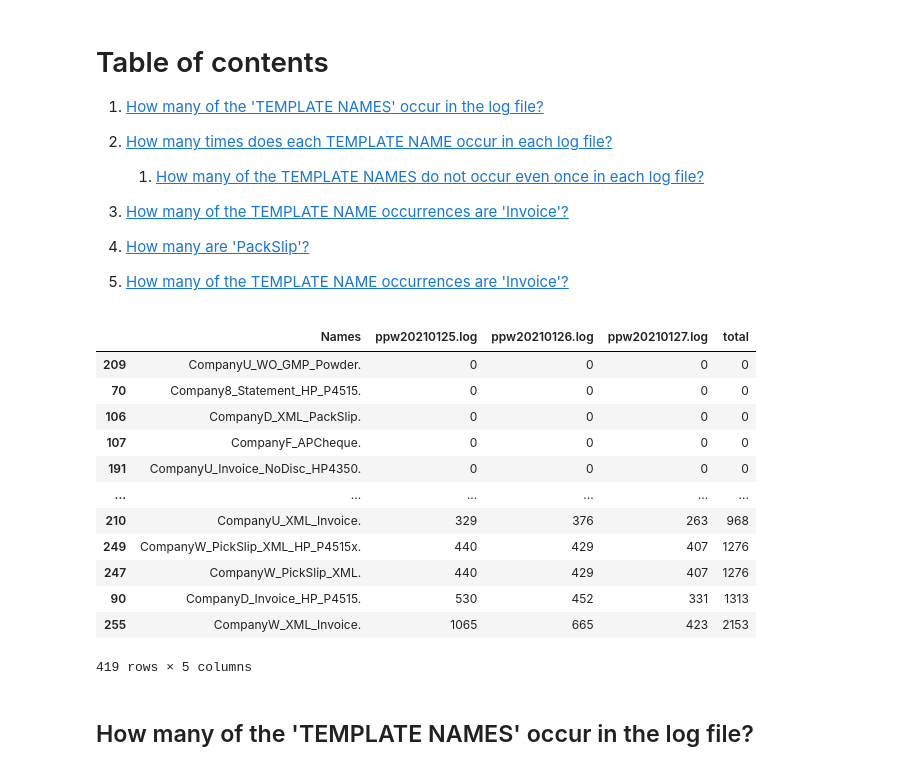
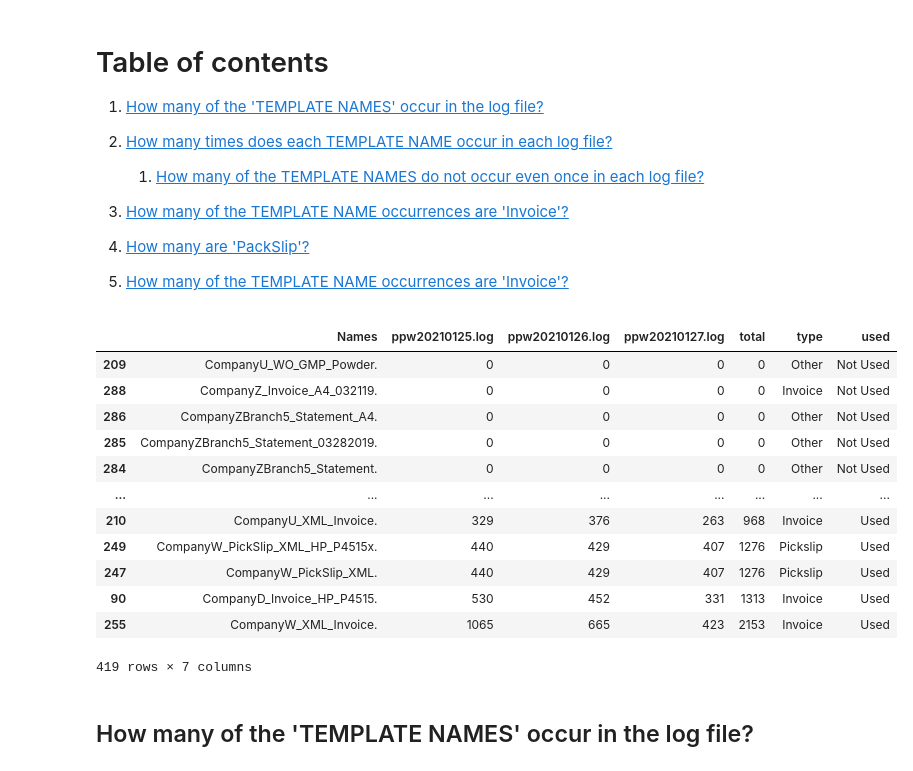
Before and after one commit to k3agan/EDA, a Jupyter notebook: Log-File-EDA.ipynb, the cells around one changed output. Saved outputs shown, nothing was run; the diff lists cells and outputs as text; code cells hidden in the pictures.

```diff
--- a/Log-File-EDA.ipynb
+++ b/Log-File-EDA.ipynb
@@ -105,21 +97,34 @@ temp[filenames[2]] = getLogMatches(df3, temp)
 temp['total'] = temp[filenames].sum(axis=1)
 # %%
 temp = temp.sort_values(by='total')
-temp
+# temp
-# %% [output]
-|  | Names | ppw20210125.log | ppw20210126.log | ppw20210127.log | total |
-| 209 | CompanyU_WO_GMP_Powder. | 0 | 0 | 0 | 0 |
-| 70 | Company8_Statement_HP_P4515. | 0 | 0 | 0 | 0 |
-| 106 | CompanyD_XML_PackSlip. | 0 | 0 | 0 | 0 |
-| 107 | CompanyF_APCheque. | 0 | 0 | 0 | 0 |
-| 191 | CompanyU_Invoice_NoDisc_HP4350. | 0 | 0 | 0 | 0 |
-| ... | ... | ... | ... | ... | ... |
-| 210 | CompanyU_XML_Invoice. | 329 | 376 | 263 | 968 |
-| 249 | CompanyW_PickSlip_XML_HP_P4515x. | 440 | 429 | 407 | 1276 |
-| 247 | CompanyW_PickSlip_XML. | 440 | 429 | 407 | 1276 |
-| 90 | CompanyD_Invoice_HP_P4515. | 530 | 452 | 331 | 1313 |
-| 255 | CompanyW_XML_Invoice. | 1065 | 665 | 423 | 2153 |
-419 rows × 5 columns
+# %%
+temp['Invoice'] = temp.Names.str.contains('Invoice')
+temp['Packslip'] = temp.Names.str.contains('PackSlip')
+temp['Pickslip'] = temp.Names.str.contains('PickSlip')
+temp['Other'] = ~temp['Names'].str.contains('Invoice|Pack|Pick', flags = re.I, regex = True)
+temp['Invoice'] = temp.Invoice.map({True: 'Invoice', False: ''})
+temp['Packslip'] = temp.Packslip.map({True: 'Packslip', False: ''})
+temp['Pickslip'] = temp.Pickslip.map({True: 'Pickslip', False: ''})
+temp['Other'] = temp.Other.map({True: 'Other', False: ''})
+temp['type'] = (temp['Invoice'] + temp['Packslip']+ temp['Pickslip']+ temp['Other']).astype(str)
+temp = temp.drop(['Invoice','Packslip','Pickslip','Other'], axis = 1)
+temp['used']=temp['total'].map(lambda x: 'Used' if x>0 else 'Not Used')
+temp
+# %% [output]
+|  | Names | ppw20210125.log | ppw20210126.log | ppw20210127.log | total | type | used |
+| 209 | CompanyU_WO_GMP_Powder. | 0 | 0 | 0 | 0 | Other | Not Used |
+| 288 | CompanyZ_Invoice_A4_032119. | 0 | 0 | 0 | 0 | Invoice | Not Used |
+| 286 | CompanyZBranch5_Statement_A4. | 0 | 0 | 0 | 0 | Other | Not Used |
+| 285 | CompanyZBranch5_Statement_03282019. | 0 | 0 | 0 | 0 | Other | Not Used |
+| 284 | CompanyZBranch5_Statement. | 0 | 0 | 0 | 0 | Other | Not Used |
+| ... | ... | ... | ... | ... | ... | ... | ... |
+| 210 | CompanyU_XML_Invoice. | 329 | 376 | 263 | 968 | Invoice | Used |
+| 249 | CompanyW_PickSlip_XML_HP_P4515x. | 440 | 429 | 407 | 1276 | Pickslip | Used |
+| 247 | CompanyW_PickSlip_XML. | 440 | 429 | 407 | 1276 | Pickslip | Used |
+| 90 | CompanyD_Invoice_HP_P4515. | 530 | 452 | 331 | 1313 | Invoice | Used |
+| 255 | CompanyW_XML_Invoice. | 1065 | 665 | 423 | 2153 | Invoice | Used |
+419 rows × 7 columns
 # %% [markdown]
 <a name="introduction"></a>
 ## How many of the 'TEMPLATE NAMES' occur in the log file?
```
Also changed, not shown: parts of 14 cells of this notebook, 4 other files.
